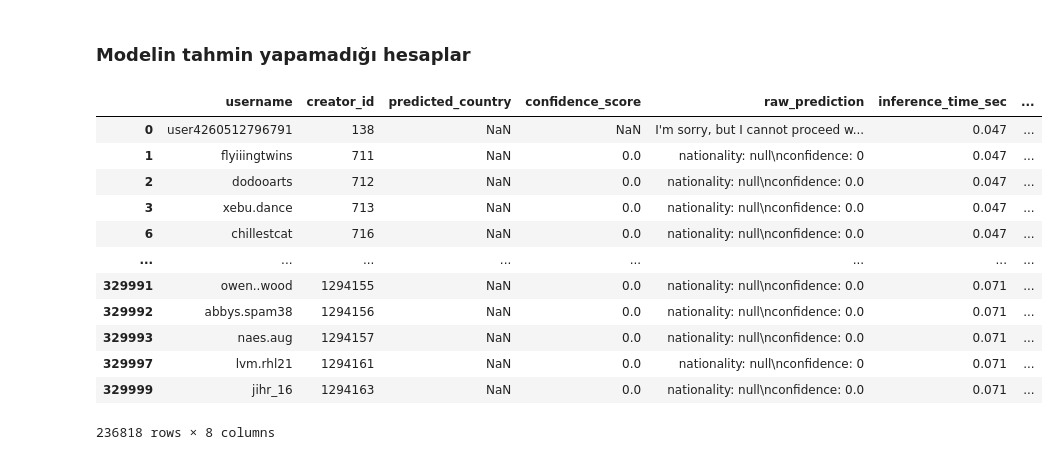
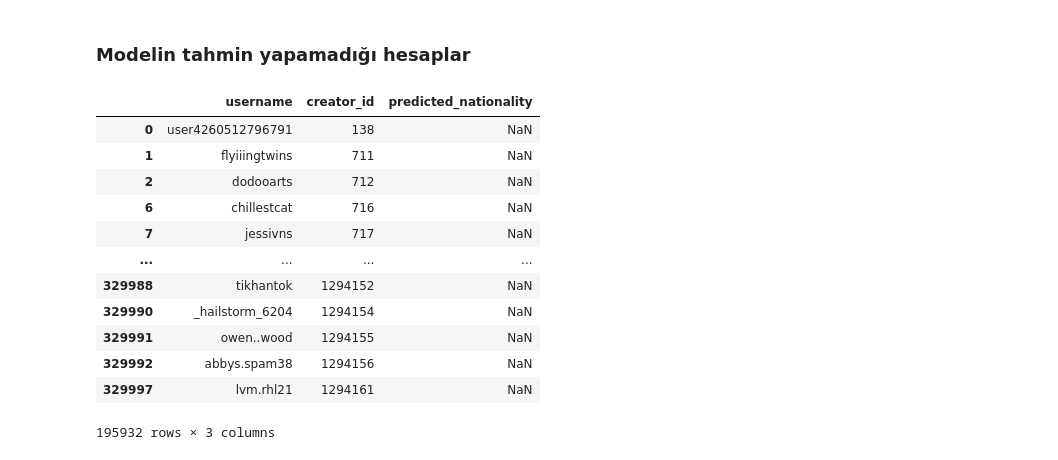
Before and after one commit to huseyinbayoglu/Inference-results, a Jupyter notebook: analyze_results.ipynb, the cells around one changed output. Saved outputs shown, nothing was run; the diff lists cells and outputs as text; code cells hidden in the pictures.

```diff
--- a/analyze_results.ipynb
+++ b/analyze_results.ipynb
@@ -31,0 +4,5 @@ df.tail()
+# %%
+df = pd.read_csv("Results.csv")
+cols = df.columns[1:]
+df = df[cols]
+df
@@ -261,18 +270,18 @@ df_confidence[df_confidence["predicted_country"] == "United States"]
 # %% [markdown]
 ### Modelin tahmin yapamadığı hesaplar
 # %%
-df[df["predicted_country"].isna()]
+df[df["predicted_nationality"].isna()]
 # %% [output]
-|  | username | creator_id | predicted_country | confidence_score | raw_prediction | inference_time_sec | ... |
-| 0 | user4260512796791 | 138 | NaN | NaN | I'm sorry, but I cannot proceed w... | 0.047 | ... |
-| 1 | flyiiingtwins | 711 | NaN | 0.0 | nationality: null\nconfidence: 0 | 0.047 | ... |
-| 2 | dodooarts | 712 | NaN | 0.0 | nationality: null\nconfidence: 0.0 | 0.047 | ... |
-| 3 | xebu.dance | 713 | NaN | 0.0 | nationality: null\nconfidence: 0.0 | 0.047 | ... |
-| 6 | chillestcat | 716 | NaN | 0.0 | nationality: null\nconfidence: 0.0 | 0.047 | ... |
-| ... | ... | ... | ... | ... | ... | ... | ... |
-| 329991 | owen..wood | 1294155 | NaN | 0.0 | nationality: null\nconfidence: 0.0 | 0.071 | ... |
-| 329992 | abbys.spam38 | 1294156 | NaN | 0.0 | nationality: null\nconfidence: 0.0 | 0.071 | ... |
-| 329993 | naes.aug | 1294157 | NaN | 0.0 | nationality: null\nconfidence: 0.0 | 0.071 | ... |
-| 329997 | lvm.rhl21 | 1294161 | NaN | 0.0 | nationality: null\nconfidence: 0 | 0.071 | ... |
-| 329999 | jihr_16 | 1294163 | NaN | 0.0 | nationality: null\nconfidence: 0.0 | 0.071 | ... |
+|  | username | creator_id | predicted_nationality |
+| 0 | user4260512796791 | 138 | NaN |
+| 1 | flyiiingtwins | 711 | NaN |
+| 2 | dodooarts | 712 | NaN |
+| 6 | chillestcat | 716 | NaN |
+| 7 | jessivns | 717 | NaN |
+| ... | ... | ... | ... |
+| 329988 | tikhantok | 1294152 | NaN |
+| 329990 | _hailstorm_6204 | 1294154 | NaN |
+| 329991 | owen..wood | 1294155 | NaN |
+| 329992 | abbys.spam38 | 1294156 | NaN |
+| 329997 | lvm.rhl21 | 1294161 | NaN |
-236818 rows × 8 columns
+195932 rows × 3 columns
```
Also changed, not shown: parts of 52 cells of this notebook.
